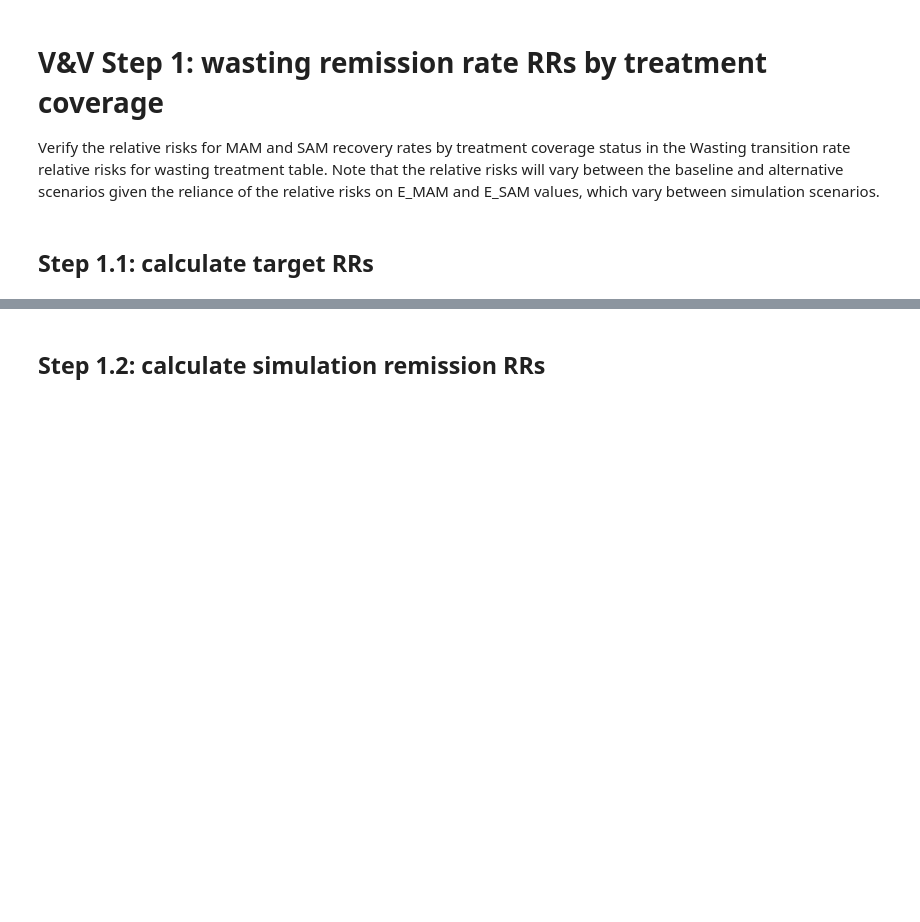
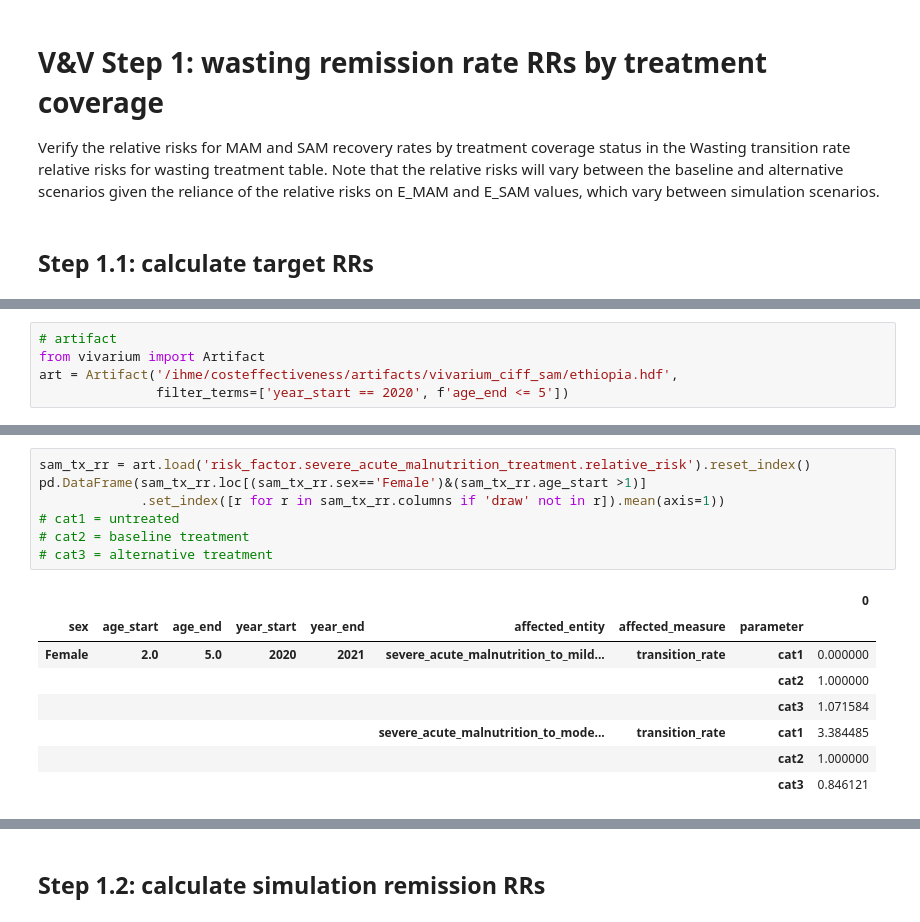
Before and after one commit to ihmeuw/vivarium_research_ciff_sam, a Jupyter notebook: model_validation/model4/alibow_gbd_verification/4.5.5_wasting_transition_rates.ipynb, the cells around one changed output, grey strips where cells are left out. Saved outputs shown, nothing was run; the diff lists cells and outputs as text; blank space fills up the shorter version.

```diff
--- a/model_validation/model4/alibow_gbd_verification/4.5.5_wasting_transition_rates.ipynb
+++ b/model_validation/model4/alibow_gbd_verification/4.5.5_wasting_transition_rates.ipynb
@@ -54,0 +40,5 @@ print(rr_mam_to_mild_alternative, rr_sam_to_mild_alternative, rr_sam_to_mam_alte
+# %%
+# artifact
+from vivarium import Artifact
+art = Artifact('/ihme/costeffectiveness/artifacts/vivarium_ciff_sam/ethiopia.hdf',
+               filter_terms=['year_start == 2020', f'age_end <= 5'])
@@ -54,0 +65,16 @@ print(rr_mam_to_mild_alternative, rr_sam_to_mild_alternative, rr_sam_to_mam_alte
+# %%
+sam_tx_rr = art.load('risk_factor.severe_acute_malnutrition_treatment.relative_risk').reset_index()
+pd.DataFrame(sam_tx_rr.loc[(sam_tx_rr.sex=='Female')&(sam_tx_rr.age_start >1)]
+             .set_index([r for r in sam_tx_rr.columns if 'draw' not in r]).mean(axis=1))
+# cat1 = untreated
+# cat2 = baseline treatment
+# cat3 = alternative treatment
+# %% [output]
+|  |  |  |  |  |  |  |  | 0 |
+| sex | age_start | age_end | year_start | year_end | affected_entity | affected_measure | parameter |  |
+| Female | 2.0 | 5.0 | 2020 | 2021 | severe_acute_malnutrition_to_mild... | transition_rate | cat1 | 0.000000 |
+|  |  |  |  |  |  |  | cat2 | 1.000000 |
+|  |  |  |  |  |  |  | cat3 | 1.071584 |
+|  |  |  |  |  | severe_acute_malnutrition_to_mode... | transition_rate | cat1 | 3.384485 |
+|  |  |  |  |  |  |  | cat2 | 1.000000 |
+|  |  |  |  |  |  |  | cat3 | 0.846121 |
```
Also changed, not shown: parts of 10 cells of this notebook, 10 other files.
